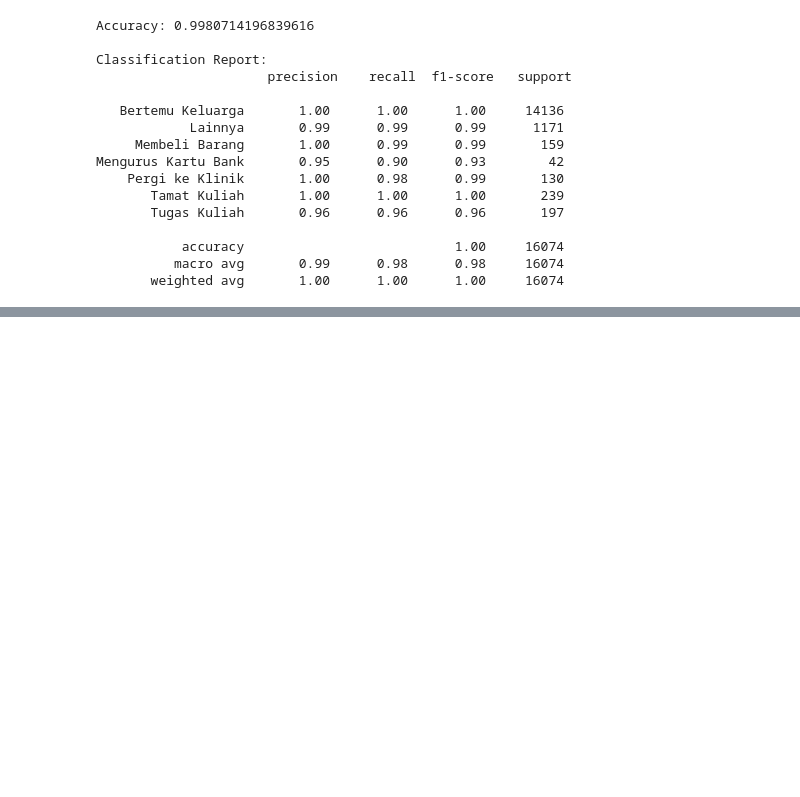
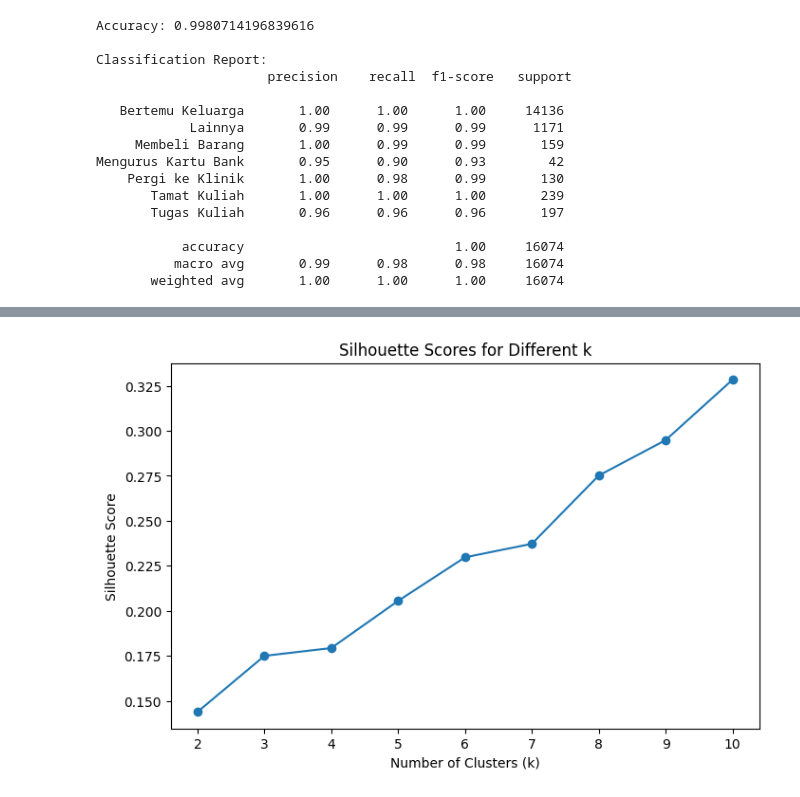
Before and after one commit to StillLearnSVN/MachineLearning07, a Jupyter notebook: implement-2.ipynb, the cells around one changed output, grey strips where cells are left out. Saved outputs shown, nothing was run; the diff lists cells and outputs as text; code cells hidden in the pictures; blank space fills up the shorter version.

```diff
--- a/implement-2.ipynb
+++ b/implement-2.ipynb
@@ -189,3 +435,28 @@ Mengurus Kartu Bank       0.95      0.90      0.93        42
            accuracy                           1.00     16074
           macro avg       0.99      0.98      0.98     16074
        weighted avg       1.00      1.00      1.00     16074
+# %%
+from sklearn.feature_extraction.text import TfidfVectorizer
+
+# Convert 'keperluan' into numerical features using TF-IDF
+vectorizer = TfidfVectorizer(max_features=5000, ngram_range=(1, 2))
+X = vectorizer.fit_transform(opp_data["kategori"])
+# %%
+from sklearn.cluster import KMeans
+from sklearn.decomposition import PCA
+import matplotlib.pyplot as plt
+
+# Apply K-Means
+k = 5  # Chosen number of clusters
+kmeans = KMeans(n_clusters=k, random_state=42)
+labels = kmeans.fit_predict(X)
+
+# Add cluster labels to the data
+combined_data['cluster'] = labels
+
+# Save the clustered data for further analysis
+combined_data.to_csv("clustered_keperluan.csv", index=False)
+
+# Print cluster counts
+print("Cluster counts:")
+print(combined_data['cluster'].value_counts())
@@ -191,0 +486,21 @@ Mengurus Kartu Bank       0.95      0.90      0.93        42
+# %%
+from sklearn.metrics import silhouette_score
+
+K_range = range(2, 11)
+silhouette_scores = []
+
+for k in K_range:
+    kmeans = KMeans(n_clusters=k, random_state=42)
+    labels = kmeans.fit_predict(X)
+    score = silhouette_score(X, labels)
+    silhouette_scores.append(score)
+
+# Plot Silhouette Scores
+plt.figure(figsize=(8, 5))
+plt.plot(K_range, silhouette_scores, marker='o')
+plt.title("Silhouette Scores for Different k")
+plt.xlabel("Number of Clusters (k)")
+plt.ylabel("Silhouette Score")
+plt.show()
+# %% [output]
+[figure, added]
```
Also changed, not shown: parts of 18 cells of this notebook, 2 other files.
